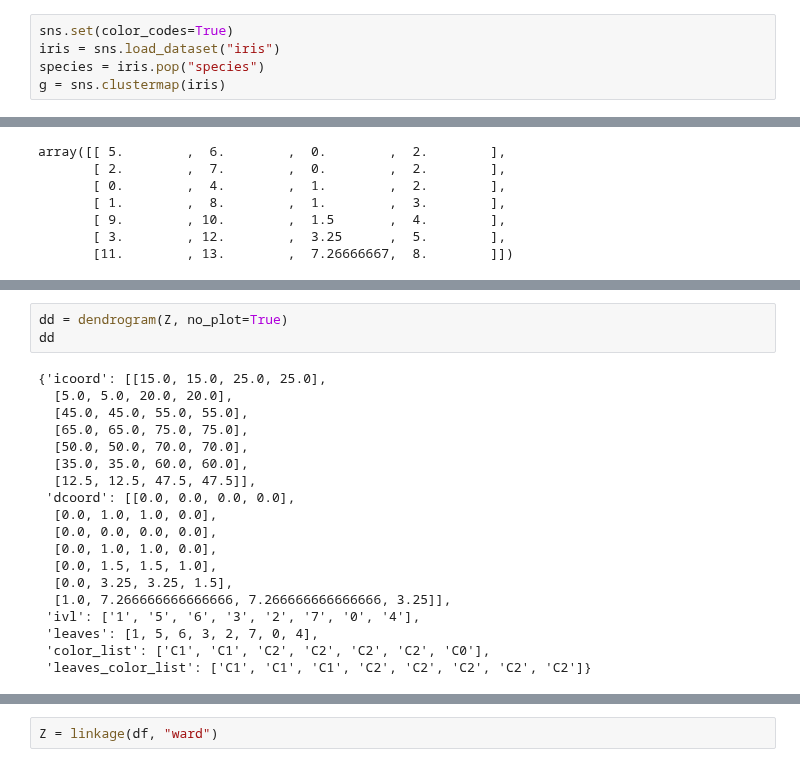
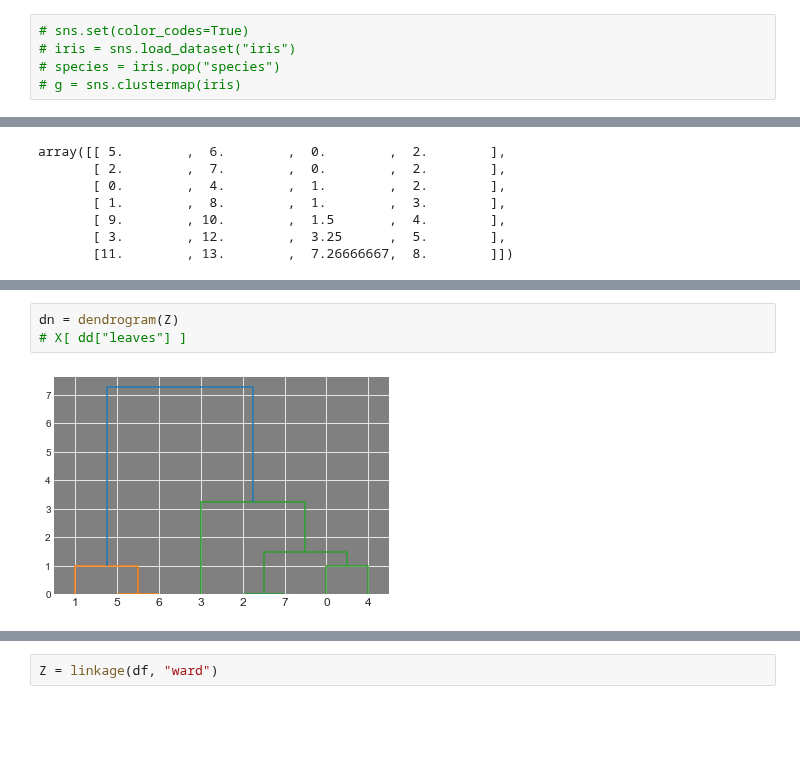
Before and after one commit to ShujiaHuang/geneview, a Jupyter notebook: docs/tutorial/aesthetics.ipynb, the cells around one changed output, grey strips where cells are left out. Drawn from its saved outputs; the diff is of its cells as text; blank space fills up the shorter version.

```diff
--- a/docs/tutorial/aesthetics.ipynb
+++ b/docs/tutorial/aesthetics.ipynb
@@ -119,7 +119,7 @@ gv.palette._palettes._ColorPalette((260, 75, 60))
 # %% [output]
 '#87b1ff'
 # %%
-sns.set(color_codes=True)
-iris = sns.load_dataset("iris")
-species = iris.pop("species")
-g = sns.clustermap(iris)
+# sns.set(color_codes=True)
+# iris = sns.load_dataset("iris")
+# species = iris.pop("species")
+# g = sns.clustermap(iris)
@@ -153,22 +139,5 @@ array([[ 5.        ,  6.        ,  0.        ,  2.        ],
 # %%
-dd = dendrogram(Z, no_plot=True)
-dd
+dn = dendrogram(Z)
+# X[ dd["leaves"] ]
 # %% [output]
-{'icoord': [[15.0, 15.0, 25.0, 25.0],
-  [5.0, 5.0, 20.0, 20.0],
-  [45.0, 45.0, 55.0, 55.0],
-  [65.0, 65.0, 75.0, 75.0],
-  [50.0, 50.0, 70.0, 70.0],
-  [35.0, 35.0, 60.0, 60.0],
-  [12.5, 12.5, 47.5, 47.5]],
- 'dcoord': [[0.0, 0.0, 0.0, 0.0],
-  [0.0, 1.0, 1.0, 0.0],
-  [0.0, 0.0, 0.0, 0.0],
-  [0.0, 1.0, 1.0, 0.0],
-  [0.0, 1.5, 1.5, 1.0],
-  [0.0, 3.25, 3.25, 1.5],
-  [1.0, 7.266666666666666, 7.266666666666666, 3.25]],
- 'ivl': ['1', '5', '6', '3', '2', '7', '0', '4'],
- 'leaves': [1, 5, 6, 3, 2, 7, 0, 4],
- 'color_list': ['C1', 'C1', 'C2', 'C2', 'C2', 'C2', 'C0'],
- 'leaves_color_list': ['C1', 'C1', 'C1', 'C2', 'C2', 'C2', 'C2', 'C2']}
+[figure, added]
```
Also changed, not shown: parts of 10 cells of this notebook.
